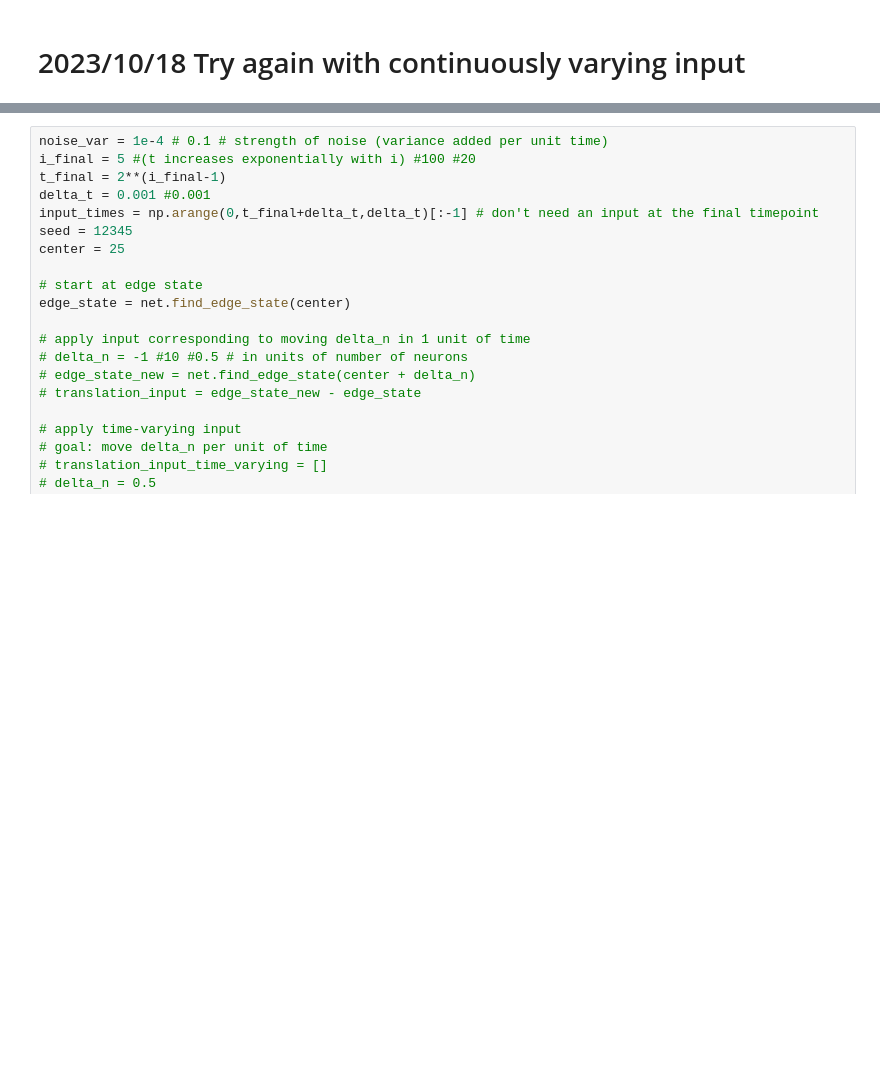
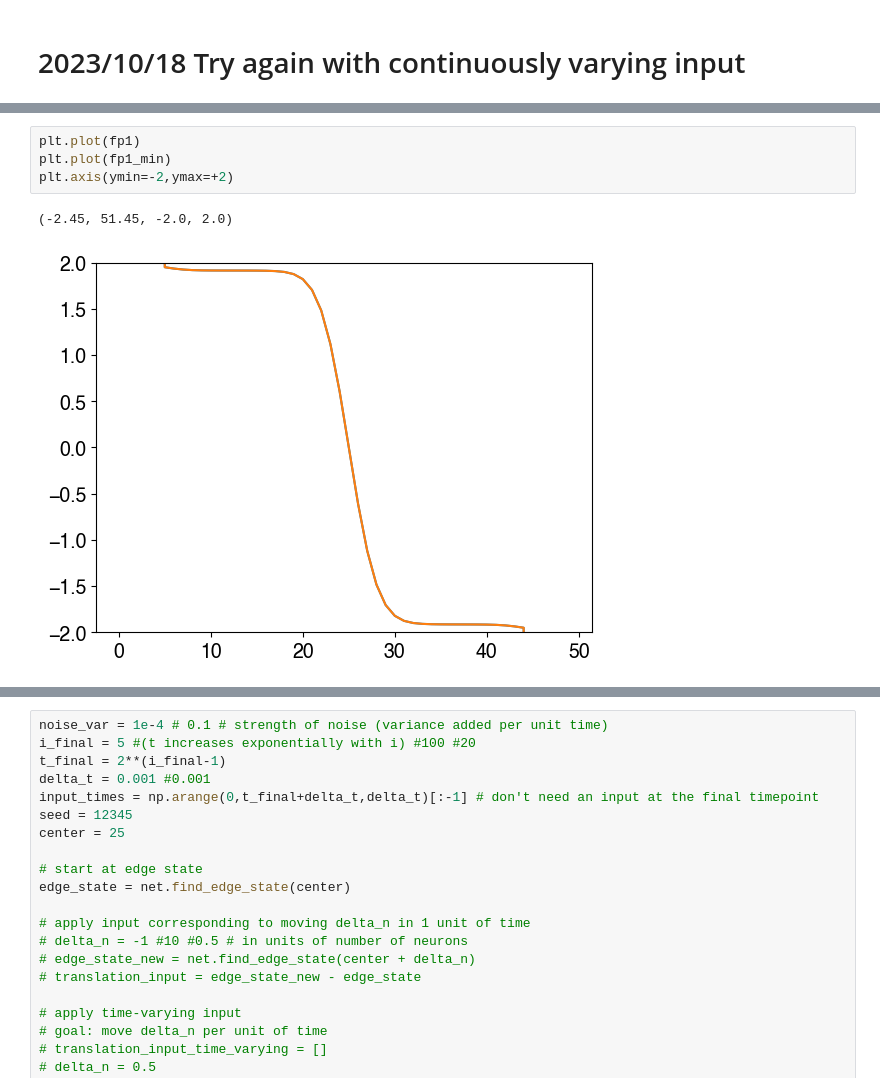
Before and after one commit to Collective-Logic-Lab/laplace-decisions, a Jupyter notebook: develop-translation-operator.ipynb, the cells around one changed output, grey strips where cells are left out. Cells and saved outputs as stored; diff of their text form; blank space fills up the shorter version.

```diff
--- a/develop-translation-operator.ipynb
+++ b/develop-translation-operator.ipynb
@@ -415,0 +429,7 @@ Text(0, 0.5, 'Edge location')
+# %%
+plt.plot(fp1)
+plt.plot(fp1_min)
+plt.axis(ymin=-2,ymax=+2)
+# %% [output]
+(-2.45, 51.45, -2.0, 2.0)
+[figure, added]
```
Also changed, not shown: parts of 8 cells of this notebook.
